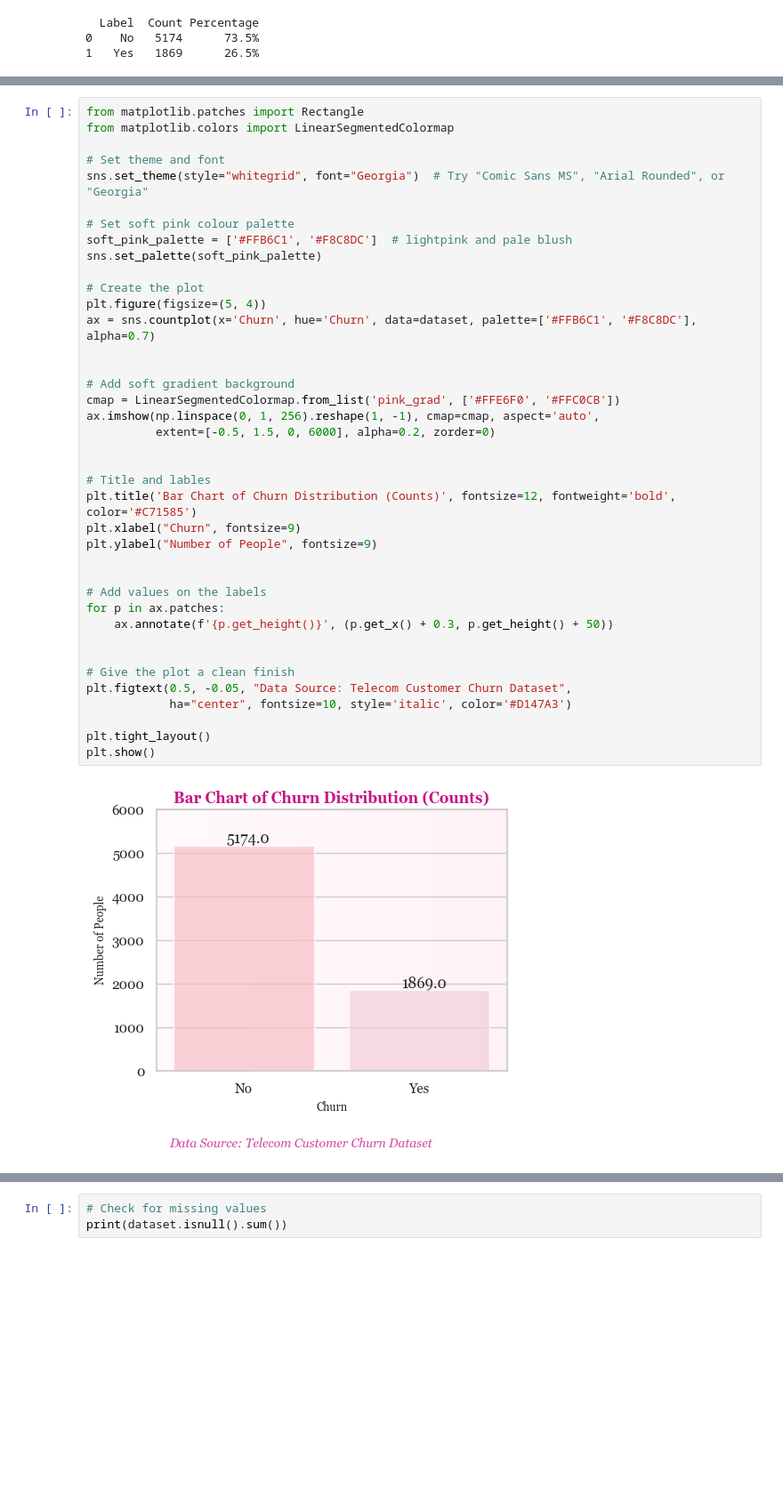
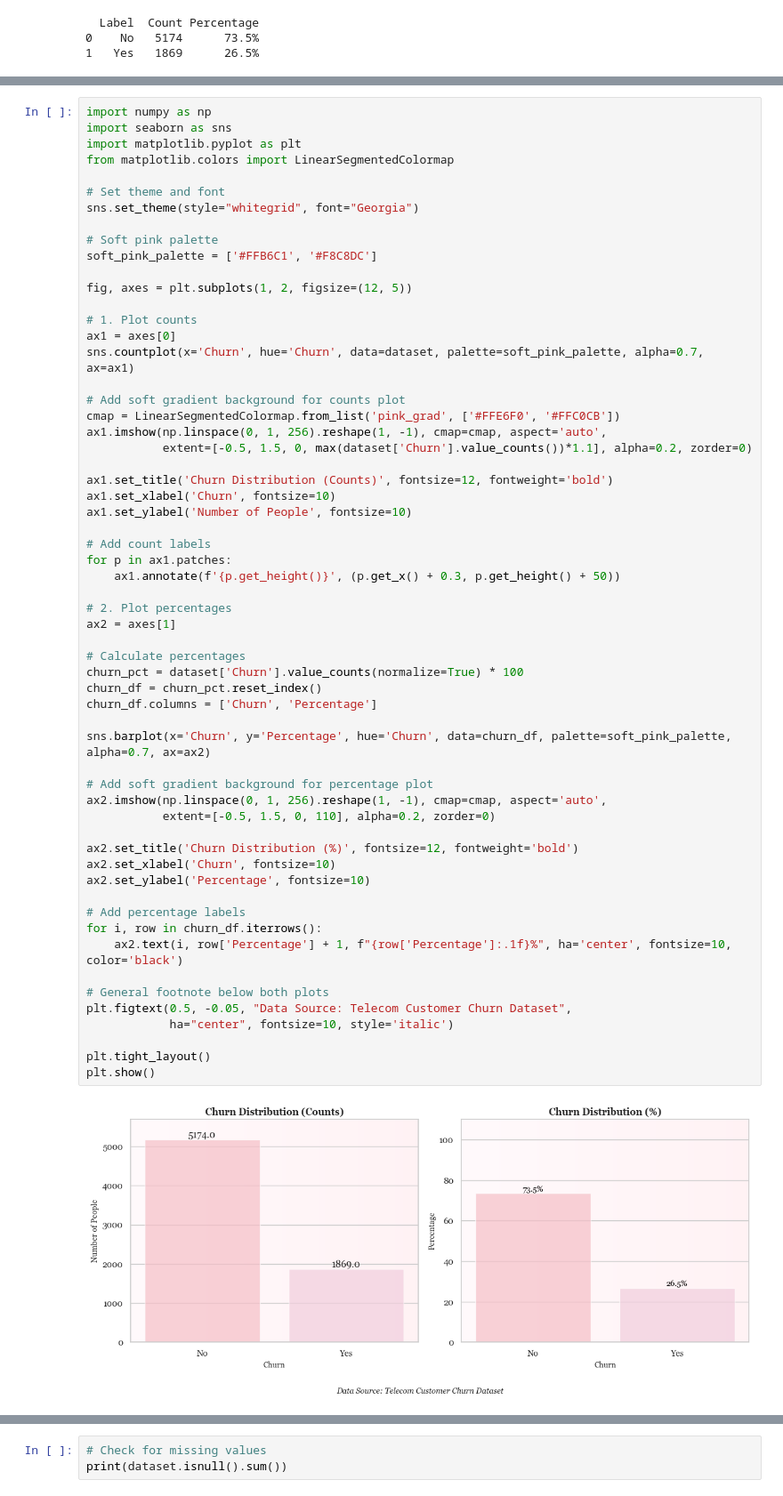
Before and after one commit to codedbyseosy/Exploratory-Data-Analysis-EDA-Project, a Jupyter notebook: Customer Churn Prediction/notebooks/01_eda.ipynb, the cells around one changed output, grey strips where cells are left out. Shown at 89% size. Saved outputs shown, nothing was run; the diff lists cells and outputs as text; blank space fills up the shorter version.

Commit message:
Completed EDA phase: Analysed categorical and numerical columns. Verified missing values and successfully identifed relevant relationships and correlated features

```diff
--- a/Customer Churn Prediction/notebooks/01_eda.ipynb
+++ b/Customer Churn Prediction/notebooks/01_eda.ipynb
@@ -307,42 +302,62 @@ Notes for later modelling stage:
 # %%
-from matplotlib.patches import Rectangle
+import numpy as np
+import seaborn as sns
+import matplotlib.pyplot as plt
 from matplotlib.colors import LinearSegmentedColormap
 
 # Set theme and font
-sns.set_theme(style="whitegrid", font="Georgia")  # Try "Comic Sans MS", "Arial Rounded", or "Georgia"
+sns.set_theme(style="whitegrid", font="Georgia")
 
-# Set soft pink colour palette
-soft_pink_palette = ['#FFB6C1', '#F8C8DC']  # lightpink and pale blush
-sns.set_palette(soft_pink_palette)
+# Soft pink palette
+soft_pink_palette = ['#FFB6C1', '#F8C8DC']
 
-# Create the plot
-plt.figure(figsize=(5, 4))
-ax = sns.countplot(x='Churn', hue='Churn', data=dataset, palette=['#FFB6C1', '#F8C8DC'], alpha=0.7)
+fig, axes = plt.subplots(1, 2, figsize=(12, 5))
 
+# 1. Plot counts
+ax1 = axes[0]
+sns.countplot(x='Churn', hue='Churn', data=dataset, palette=soft_pink_palette, alpha=0.7, ax=ax1)
 
-# Add soft gradient background
+# Add soft gradient background for counts plot
 cmap = LinearSegmentedColormap.from_list('pink_grad', ['#FFE6F0', '#FFC0CB'])
-ax.imshow(np.linspace(0, 1, 256).reshape(1, -1), cmap=cmap, aspect='auto',
-          extent=[-0.5, 1.5, 0, 6000], alpha=0.2, zorder=0)
+ax1.imshow(np.linspace(0, 1, 256).reshape(1, -1), cmap=cmap, aspect='auto',
+           extent=[-0.5, 1.5, 0, max(dataset['Churn'].value_counts())*1.1], alpha=0.2, zorder=0)
 
+ax1.set_title('Churn Distribution (Counts)', fontsize=12, fontweight='bold')
+ax1.set_xlabel('Churn', fontsize=10)
+ax1.set_ylabel('Number of People', fontsize=10)
 
-# Title and lables
-plt.title('Bar Chart of Churn Distribution (Counts)', fontsize=12, fontweight='bold', color='#C71585')
-plt.xlabel("Churn", fontsize=9)
-plt.ylabel("Number of People", fontsize=9)
+# Add count labels
+for p in ax1.patches:
+    ax1.annotate(f'{p.get_height()}', (p.get_x() + 0.3, p.get_height() + 50))
 
+# 2. Plot percentages
+ax2 = axes[1]
 
-# Add values on the labels
-for p in ax.patches:
-    ax.annotate(f'{p.get_height()}', (p.get_x() + 0.3, p.get_height() + 50))
+# Calculate percentages
+churn_pct = dataset['Churn'].value_counts(normalize=True) * 100
+churn_df = churn_pct.reset_index()
+churn_df.columns = ['Churn', 'Percentage']
 
+sns.barplot(x='Churn', y='Percentage', hue='Churn', data=churn_df, palette=soft_pink_palette, alpha=0.7, ax=ax2)
 
-# Give the plot a clean finish
+# Add soft gradient background for percentage plot
+ax2.imshow(np.linspace(0, 1, 256).reshape(1, -1), cmap=cmap, aspect='auto',
+           extent=[-0.5, 1.5, 0, 110], alpha=0.2, zorder=0)
+
+ax2.set_title('Churn Distribution (%)', fontsize=12, fontweight='bold')
+ax2.set_xlabel('Churn', fontsize=10)
+ax2.set_ylabel('Percentage', fontsize=10)
+
+# Add percentage labels
+for i, row in churn_df.iterrows():
+    ax2.text(i, row['Percentage'] + 1, f"{row['Percentage']:.1f}%", ha='center', fontsize=10, color='black')
+
+# General footnote below both plots
 plt.figtext(0.5, -0.05, "Data Source: Telecom Customer Churn Dataset",
-            ha="center", fontsize=10, style='italic', color='#D147A3')
+            ha="center", fontsize=10, style='italic')
 
 plt.tight_layout()
 plt.show()
 # %% [output]
-[figure, old version]
+[figure, new version]
 # %% [markdown]
```
Also changed, not shown: parts of 82 cells of this notebook, 2 other files.
